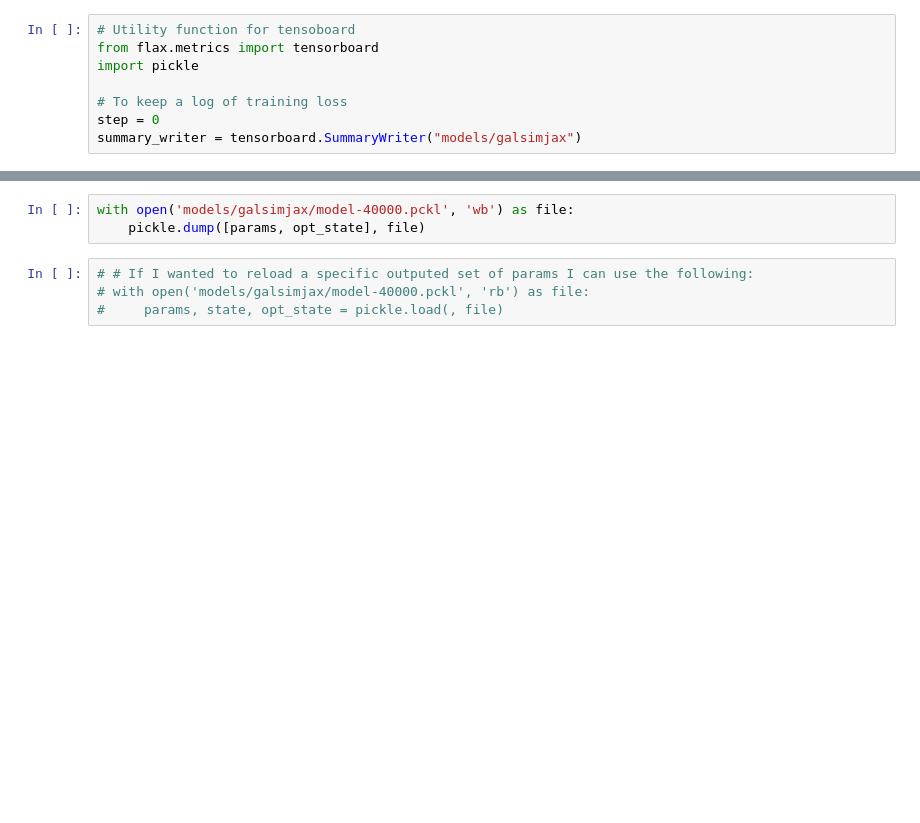
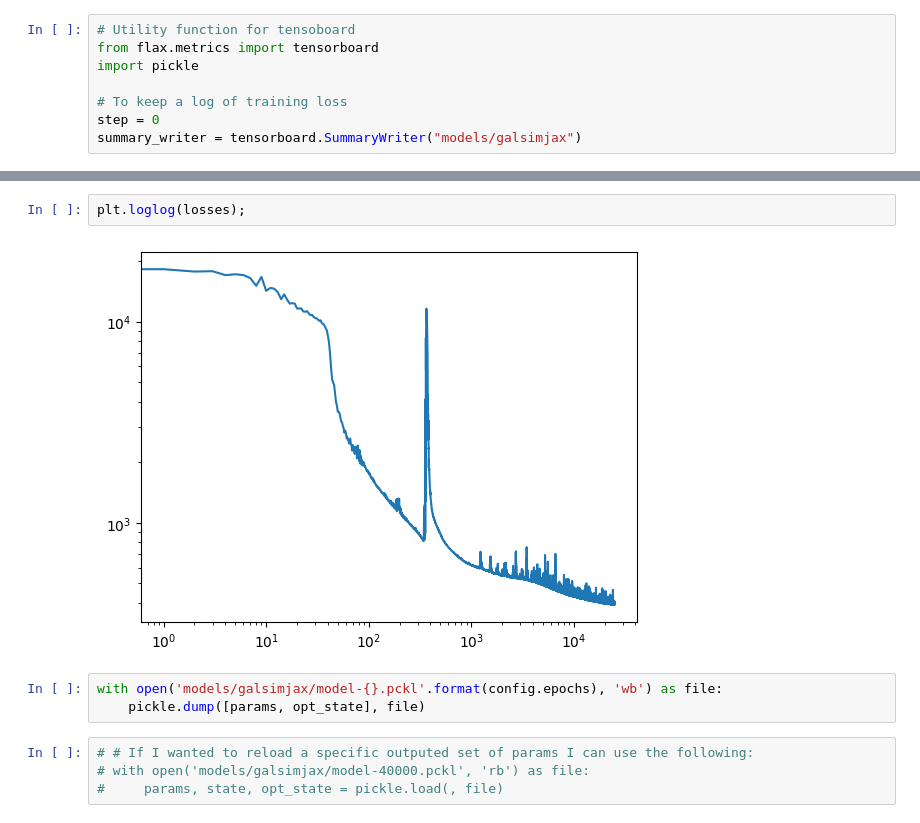
Before and after one commit to JonnyyTorres/Galsim_JAX, a Jupyter notebook: Galsim_JAX_VAE.ipynb, the cells around one changed output, grey strips where cells are left out. Saved outputs shown, nothing was run; the diff lists cells and outputs as text; blank space fills up the shorter version.

```diff
--- a/Galsim_JAX_VAE.ipynb
+++ b/Galsim_JAX_VAE.ipynb
@@ -483,5 +573,9 @@ Epoch: 40000, loss: 334.81
+# %%
+plt.loglog(losses);
+# %% [output]
+[figure, added]
 # %%
-with open('models/galsimjax/model-40000.pckl', 'wb') as file:
+with open('models/galsimjax/model-{}.pckl'.format(config.epochs), 'wb') as file:
     pickle.dump([params, opt_state], file)
 # %%
 # # If I wanted to reload a specific outputed set of params I can use the following:
```
Also changed, not shown: parts of 10 cells of this notebook.
